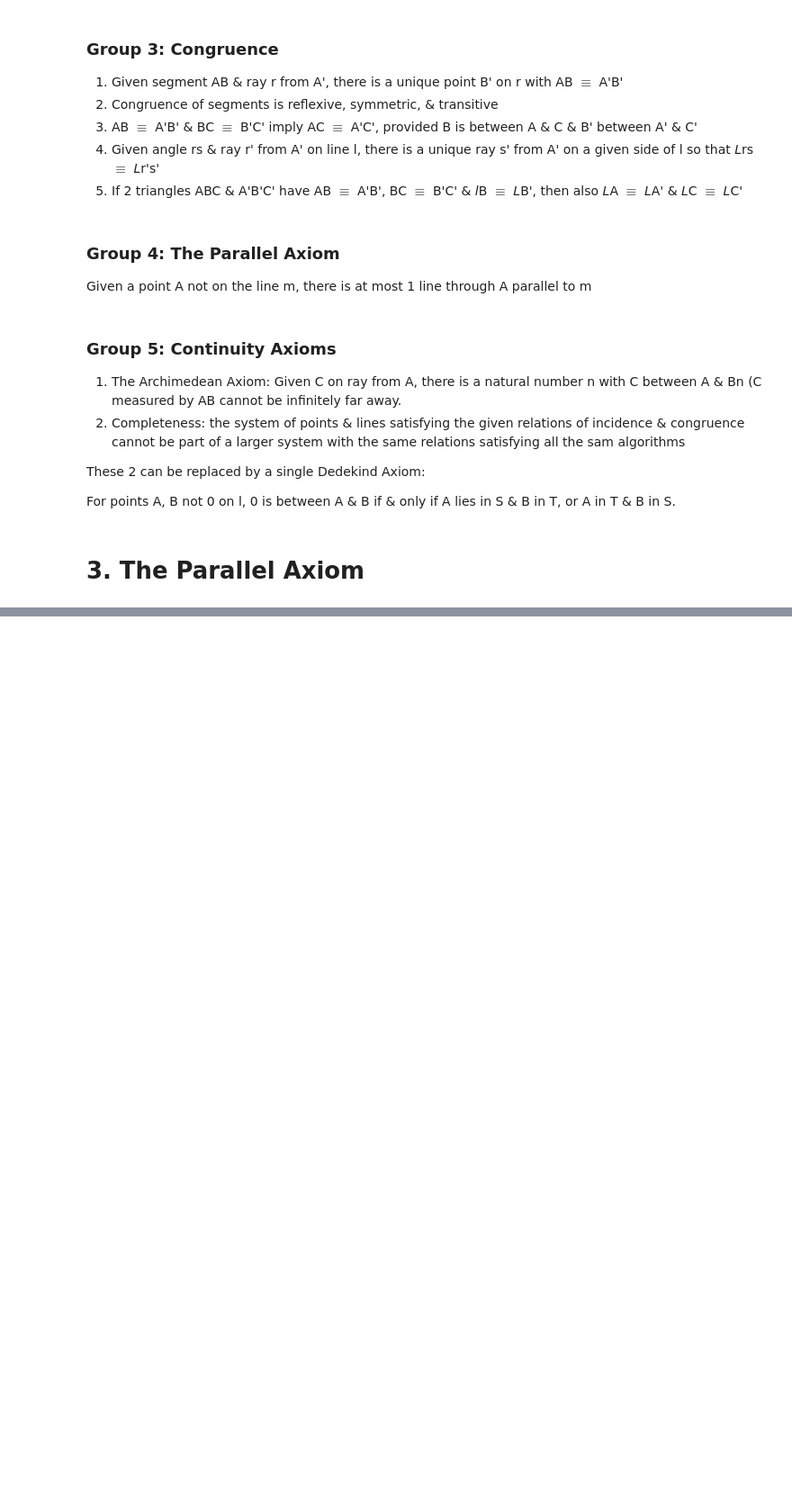
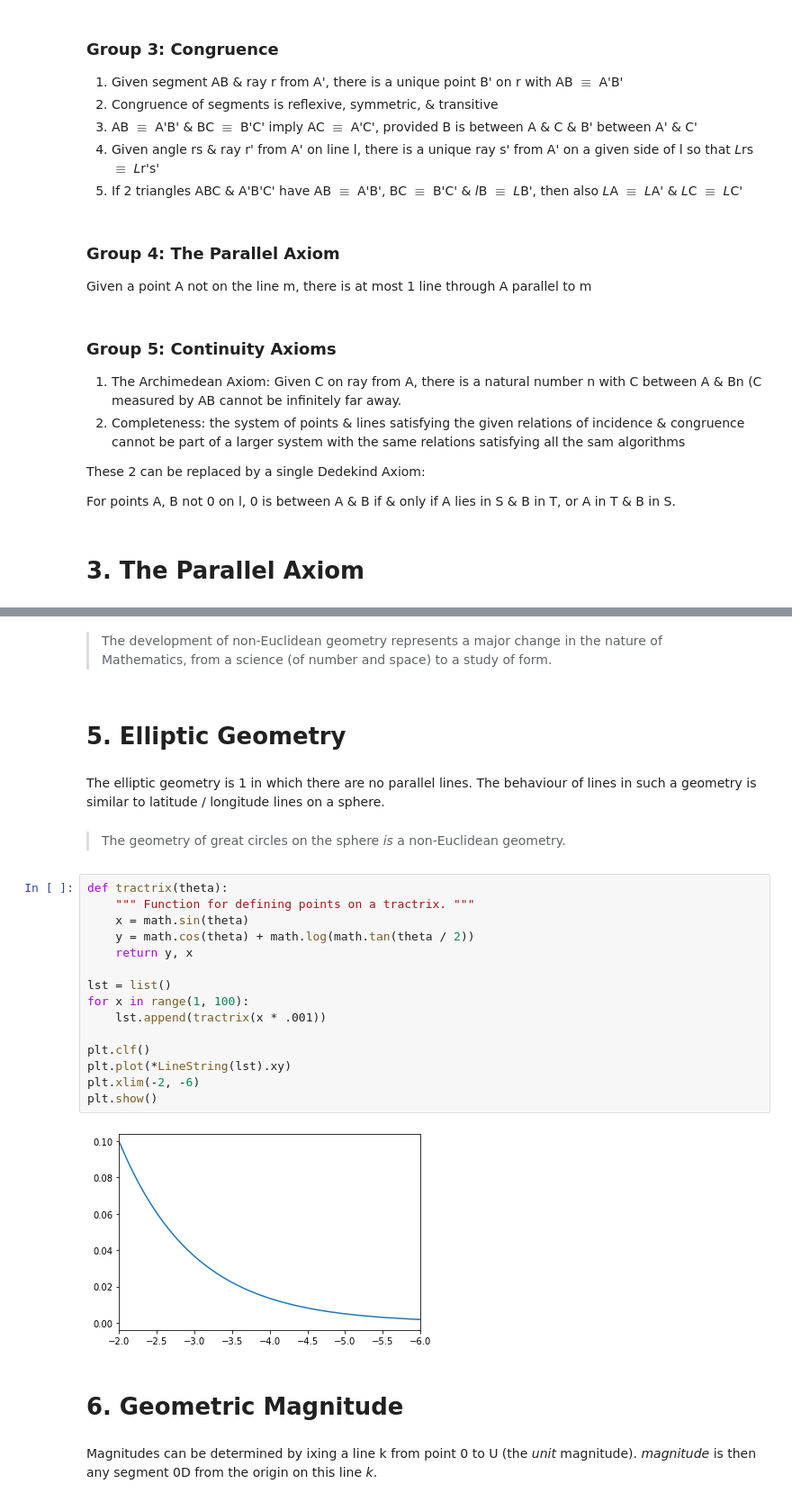
Before and after one commit to James-G-Hill/Sympy-Companion-to-Mathematics-Form-and-Function, a Jupyter notebook: Chapter 3.ipynb, the cells around one changed output, grey strips where cells are left out. Shown at 90% size. Cells and saved outputs as stored; diff of their text form; blank space fills up the shorter version.

```diff
--- a/Chapter 3.ipynb
+++ b/Chapter 3.ipynb
@@ -183,0 +268,30 @@ For points A, B not 0 on l, 0 is between A & B if & only if A lies in S & B in T
+# %% [markdown]
+> The development of non-Euclidean geometry represents a major change in the nature of Mathematics, from a science (of number and space) to a study of form.
+# %% [markdown]
+# 5. Elliptic Geometry
+# %% [markdown]
+The elliptic geometry is 1 in which there are no parallel lines.  The behaviour of lines in such a geometry is similar to latitude / longitude lines on a sphere.
+# %% [markdown]
+> The geometry of great circles on the sphere *is* a non-Euclidean geometry.
+# %%
+def tractrix(theta):
+    """ Function for defining points on a tractrix. """
+    x = math.sin(theta)
+    y = math.cos(theta) + math.log(math.tan(theta / 2))
+    return y, x
+
+lst = list()
+for x in range(1, 100):
+    lst.append(tractrix(x * .001))
+
+plt.clf()
+plt.plot(*LineString(lst).xy)
+plt.xlim(-2, -6)
+plt.show()
+# %% [output]
+[figure, added]
+# %% [markdown]
+# 6. Geometric Magnitude
+# %% [markdown]
+Magnitudes can be determined by ixing a line k from point 0 to U (the *unit* magnitude).
+*magnitude* is then any segment 0D from the origin on this line *k*.
```
Also changed, not shown: parts of 11 cells of this notebook.
